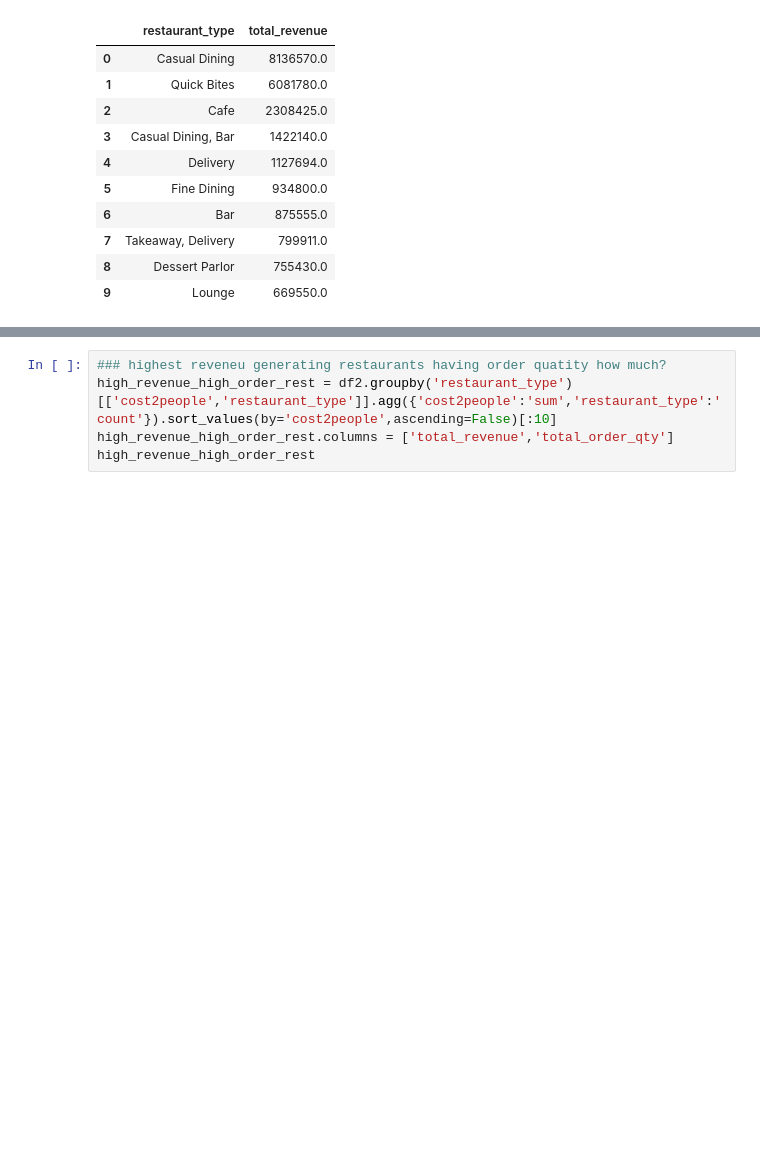
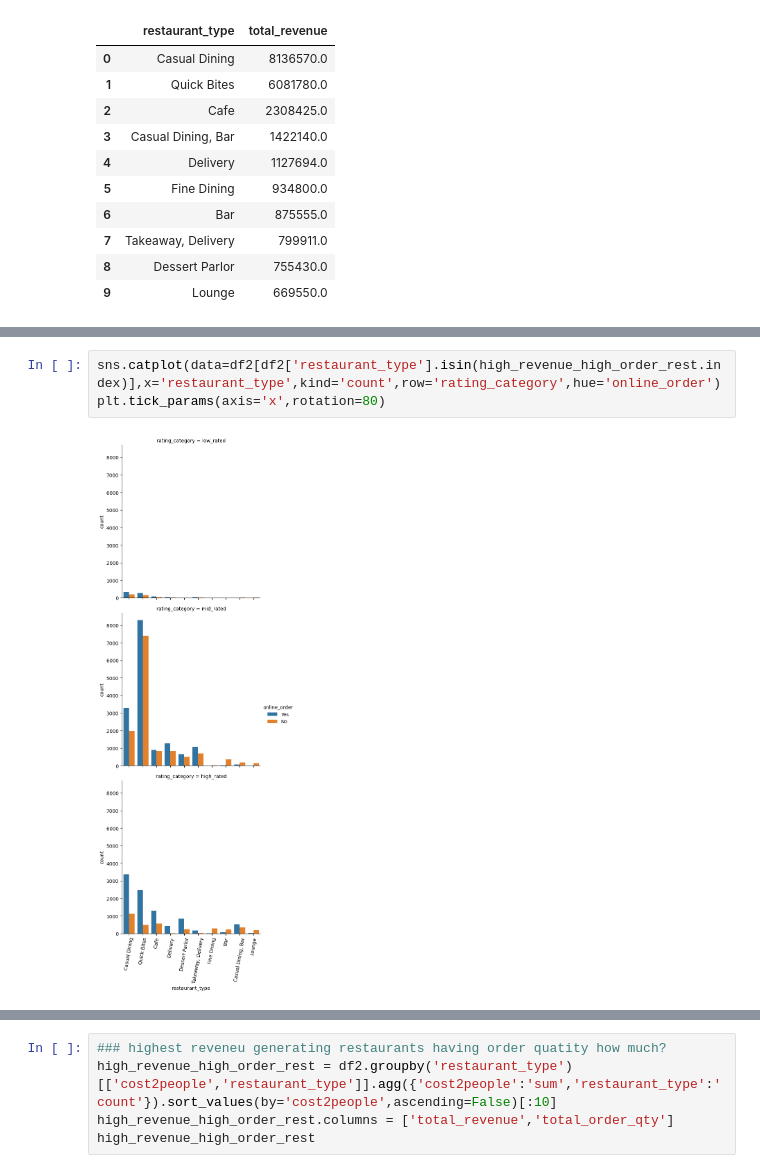
Before and after one commit to galibmulani/zomato_analysis, a Jupyter notebook: notebook.ipynb, the cells around one changed output, grey strips where cells are left out. Saved outputs shown, nothing was run; the diff lists cells and outputs as text; blank space fills up the shorter version.

```diff
--- a/notebook.ipynb
+++ b/notebook.ipynb
@@ -1150,0 +1230,5 @@ rest_type_having_high_revenue
+# %%
+sns.catplot(data=df2[df2['restaurant_type'].isin(high_revenue_high_order_rest.index)],x='restaurant_type',kind='count',row='rating_category',hue='online_order')
+plt.tick_params(axis='x',rotation=80)
+# %% [output]
+[figure, added]
```
Also changed, not shown: parts of 15 cells of this notebook.
